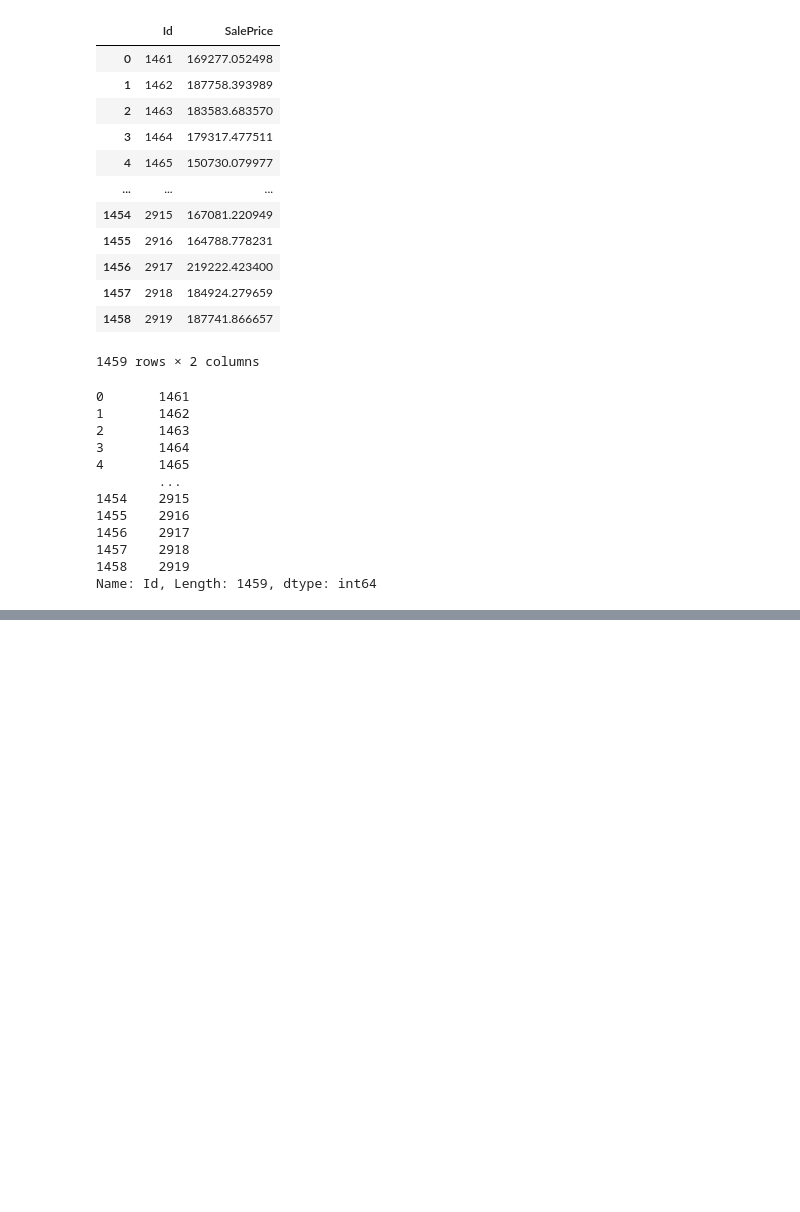
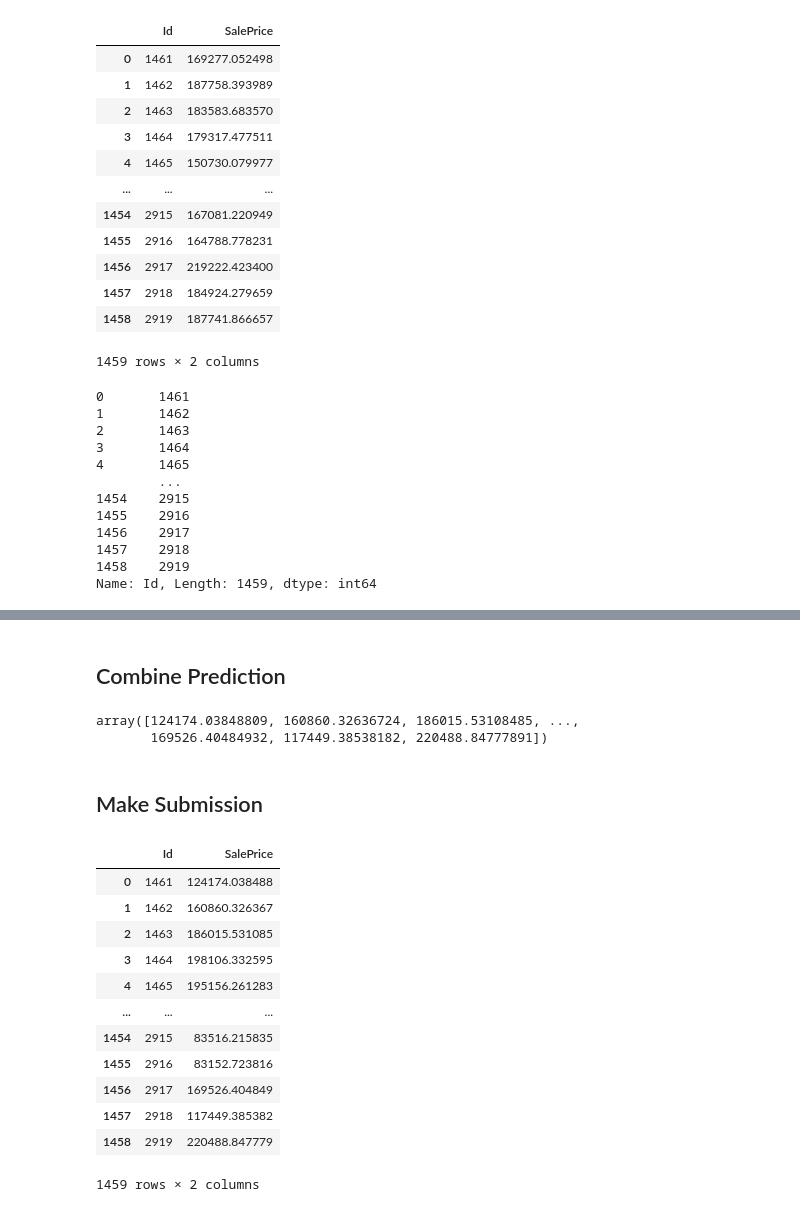
Before and after one commit to gagankh123/ML_Experiment, a Jupyter notebook: house-prices-advanced-regression-techniques/House_Price_Prediction.ipynb, the cells around one changed output, grey strips where cells are left out. Drawn from its saved outputs; the diff is of its cells as text; code cells hidden in the pictures; blank space fills up the shorter version.

```diff
--- a/house-prices-advanced-regression-techniques/House_Price_Prediction.ipynb
+++ b/house-prices-advanced-regression-techniques/House_Price_Prediction.ipynb
@@ -601,0 +694,34 @@ submission.to_csv('./submission.csv', index=False, header=True)
+# %% [markdown]
+## Combine Prediction
+# %%
+final_predictions = (
+    0.2 * np.exp(models['catboost'].predict(test_final)) +
+    0.2 * np.exp(models['br'].predict(test_final)) +
+    0.2 * np.exp(models['lightgbm'].predict(test_final)) +
+    0.2 * np.exp(models['ridge'].predict(test_final)) +
+    0.2 * np.exp(models['omp'].predict(test_final))
+)
+
+final_predictions
+# %% [output]
+array([124174.03848809, 160860.32636724, 186015.53108485, ...,
+       169526.40484932, 117449.38538182, 220488.84777891])
+# %% [markdown]
+## Make Submission
+# %%
+submission = pd.concat([test_ids, pd.Series(final_predictions, name='SalePrice')], axis=1)
+submission
+# %% [output]
+|  | Id | SalePrice |
+| 0 | 1461 | 124174.038488 |
+| 1 | 1462 | 160860.326367 |
+| 2 | 1463 | 186015.531085 |
+| 3 | 1464 | 198106.332595 |
+| 4 | 1465 | 195156.261283 |
+| ... | ... | ... |
+| 1454 | 2915 | 83516.215835 |
+| 1455 | 2916 | 83152.723816 |
+| 1456 | 2917 | 169526.404849 |
+| 1457 | 2918 | 117449.385382 |
+| 1458 | 2919 | 220488.847779 |
+1459 rows × 2 columns
```
Also changed, not shown: parts of 14 cells of this notebook.
